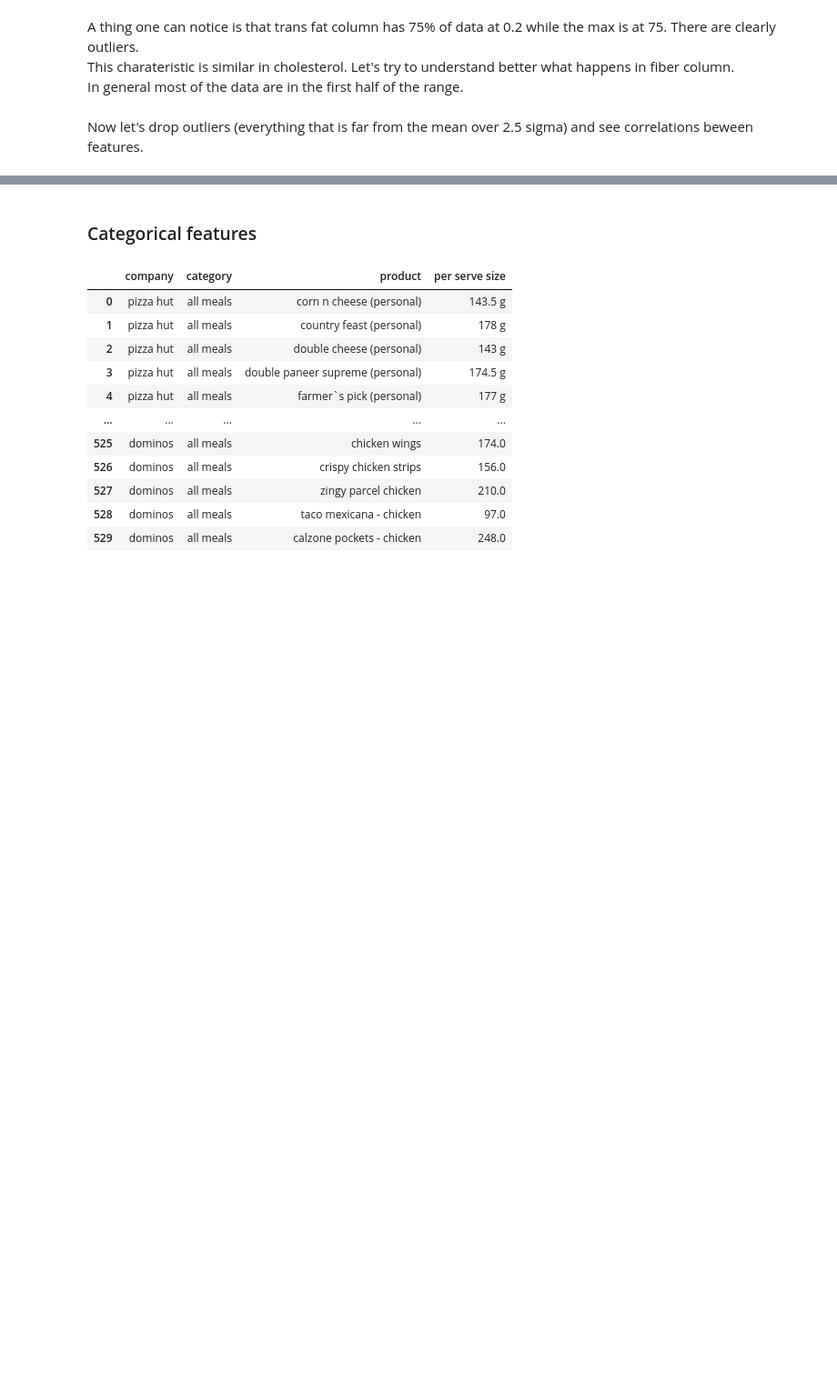
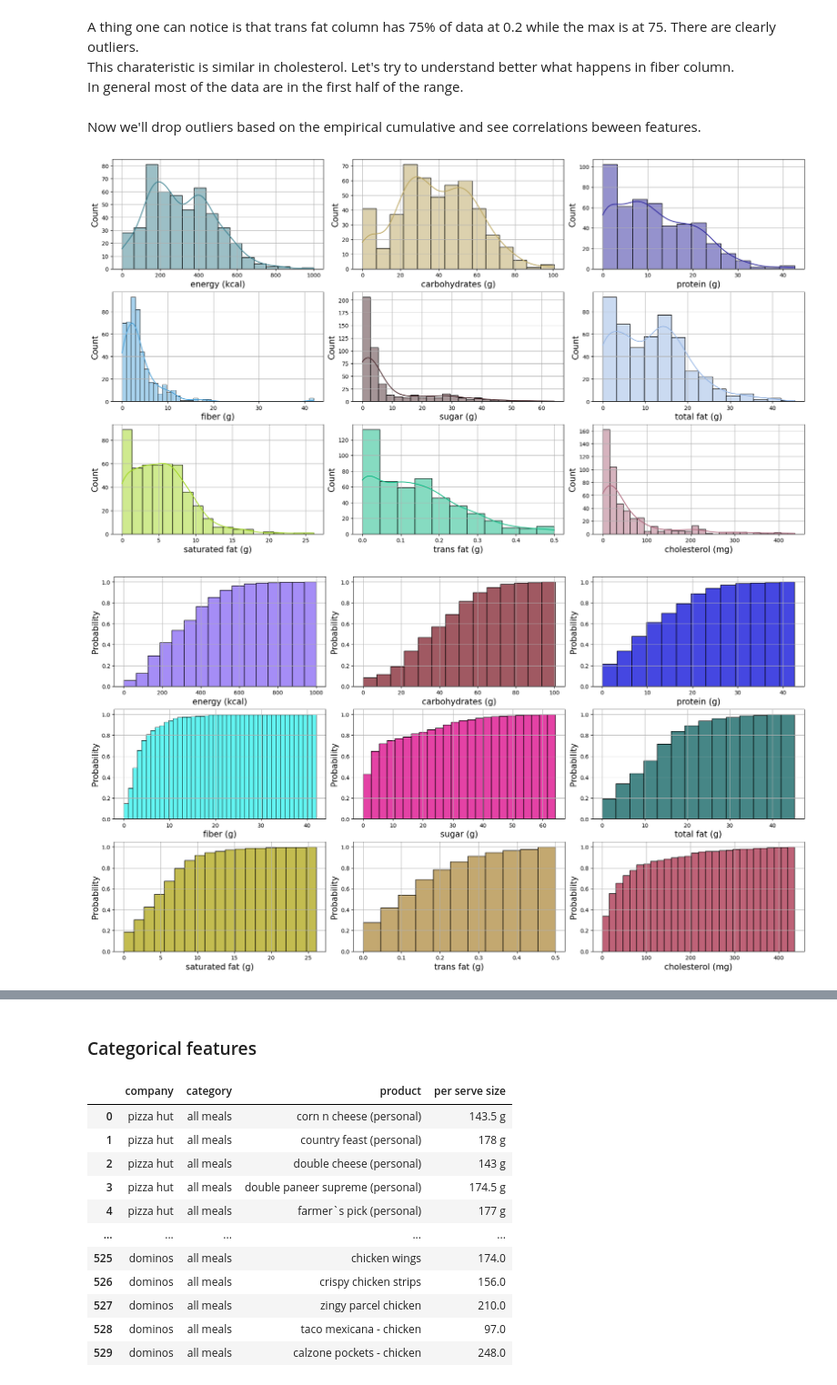
Before and after one commit to NicoGiamm/MachineLearning-DataScience_smallprojects, a Jupyter notebook: Fast Food Nutritional Values/Fast_food_analysis.ipynb, the cells around one changed output, grey strips where cells are left out. Shown at 91% size. Drawn from its saved outputs; the diff is of its cells as text; code cells hidden in the pictures; blank space fills up the shorter version.

```diff
--- a/Fast Food Nutritional Values/Fast_food_analysis.ipynb
+++ b/Fast Food Nutritional Values/Fast_food_analysis.ipynb
@@ -175,4 +173,4 @@ This charateristic is similar in cholesterol.
 Let's try to understand better what happens in fiber column. \
 In general most of the data are in the first half of the range.
 # %% [markdown]
-Now let's drop outliers (everything that is far from the mean over 2.5 sigma) and see correlations beween features.
+Now we'll drop outliers based on the empirical cumulative and see correlations beween features.
@@ -179 +180,13 @@ Now let's drop outliers (everything that is far from the mean over 2.5 sigma) an
+# %%
+_, axes = plt.subplots(3, 3, constrained_layout=True)
+for col, ax in zip(num_df_out.columns, axes.flatten()):
+    sns.histplot(num_df_out[col], kde=True, ax=ax, color=np.random.rand(3))
+plt.show()
+
+_, axes = plt.subplots(3, 3, constrained_layout=True)
+for col, ax in zip(num_df_out.columns, axes.flatten()):
+    sns.histplot(num_df_out[col], cumulative=True, stat='probability', ax=ax, color=np.random.rand(3))
+# %% [output]
+[figure, added]
+[figure, added]
 # %%
```
Also changed, not shown: parts of 20 cells of this notebook.
